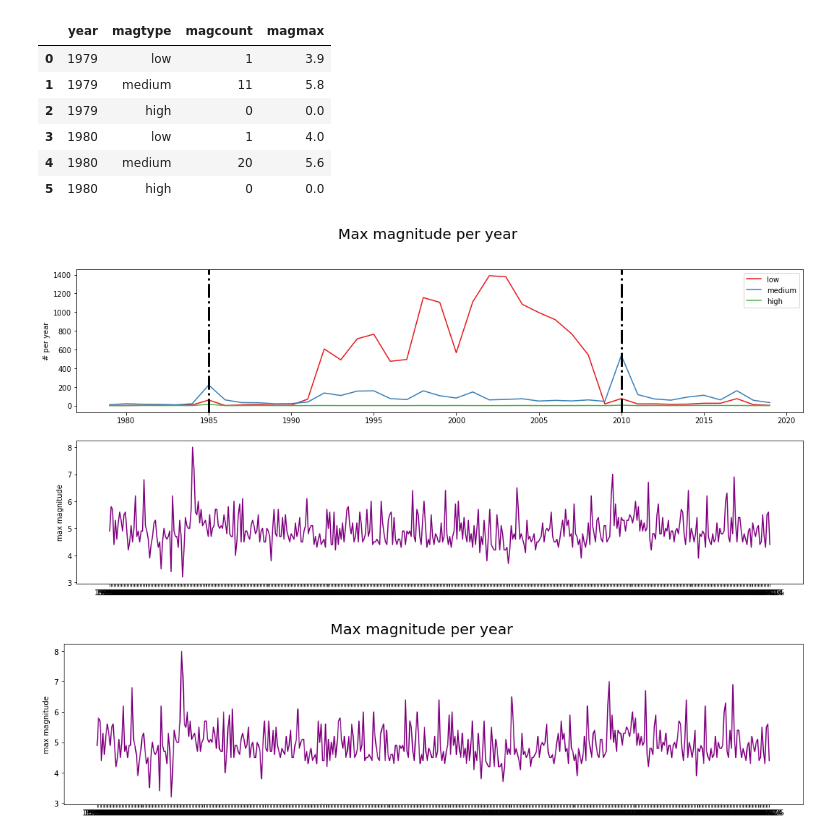
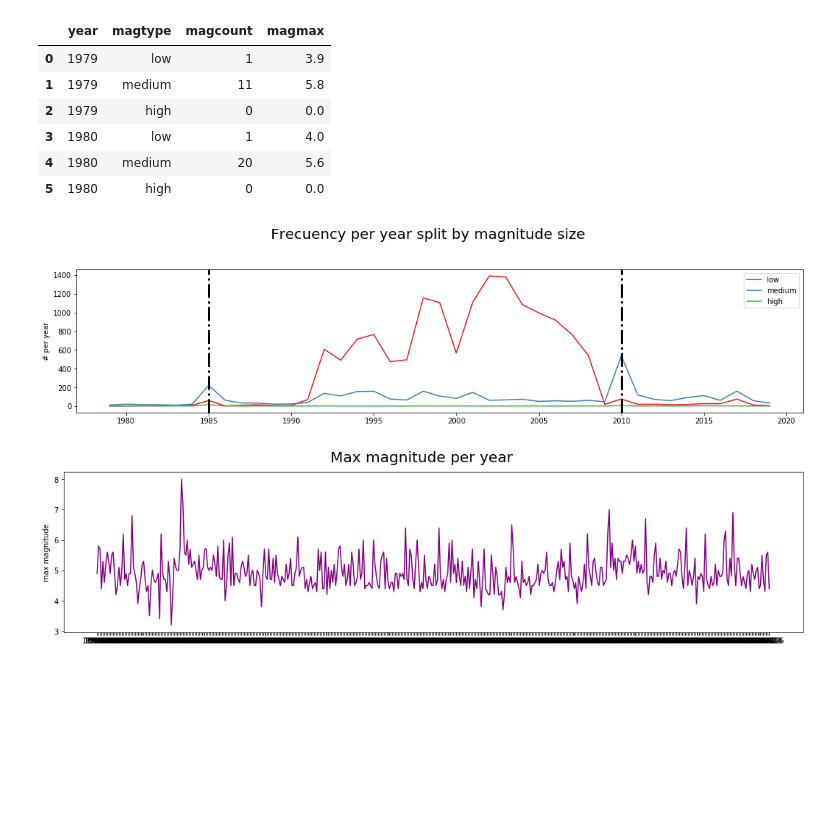
Before and after one commit to HitosVilla/TFM_Earthquake_Prediction, a Jupyter notebook: TFM_1_Data.ipynb, the cells around one changed output. Cells and saved outputs as stored; diff of their text form; code cells hidden in the pictures; blank space fills up the shorter version.

```diff
--- a/TFM_1_Data.ipynb
+++ b/TFM_1_Data.ipynb
@@ -19,7 +19,7 @@ from matplotlib.ticker import (MultipleLocator, FormatStrFormatter,AutoMinorLoca
 ## 1.1. Read Data
 # %%
 #get data
-time_serie = pd.read_csv('../Csv_Terremotos/1979_200kmSantiago.csv')
+time_serie = pd.read_csv('./data/1979_200kmSantiago.csv')
 time_serie['time'] = pd.to_datetime(time_serie['time']) #.astype('datetime64[ns]')
 time_serie['date'] = pd.to_datetime([d.date() for d in time_serie['time']])
 time_serie['hour'] = [d.time() for d in time_serie['time']]
@@ -132,7 +132,7 @@ ts['year'] = pd.DatetimeIndex(ts['date']).year
 ts['month'] = pd.DatetimeIndex(ts['date']).month
 
 ts['YM'] =  pd.to_datetime(ts['year'].astype(str) + '-' + ts['month'].astype(str))
-ts['YM'] = ts['YM'].apply(lambda x : '{0:%Y-%m}'.format(x))
+#ts['YM'] = ts['YM'].apply(lambda x : '{0:%Y-%m}'.format(x))
 # %%
 custom_magnitudes = ([0. , 4. , 6 , 10. ])
 ts['magtype'] = pd.cut(ts['mag'], custom_magnitudes, labels=["low", "medium", "high"])
@@ -184,36 +184,29 @@ frequency_year.head(6)
 # %%
 # Values X axis
 years = frequency_year['year'].unique()
 
 # Create a color palette
 palette = plt.get_cmap('Set1')
 
 # Set plot figure size
 plt.figure(figsize=(18,8))
 plt.subplot(211)
 plt.ylabel('# per year')
 plt.suptitle('Frecuency per year split by magnitude size', fontsize=20)
 for i, magtype in enumerate(frequency_year['magtype'].unique()):
     # Values Y axis
     magmax_type_year = np.array(frequency_year[frequency_year['magtype']==magtype]['magcount'])
     # One line per magnitude type
     plt.plot(years, magmax_type_year, color=palette(i), label=magtype)
 
 # one bar per greatest earthquakes
 years_great = ts[ts['mag']>=7]['year'].unique()
 
 for year in years_great:
     plt.axvline(x=year, color ="black", ls='-.', lw=3 )
 
 plt.legend(loc = 'best')
 
-
-plt.subplot(212)
-
-plt.ylabel('max magnitude')
-plt.suptitle('Max magnitude per year', fontsize=20)
-plt.plot(ts.groupby(['YM']).max()['mag'], color='purple', label=magtype)
-
 plt.show;
 # %% [output]
-[figure, old version]
+[figure, new version]
```
Also changed, not shown: parts of 13 cells of this notebook.
